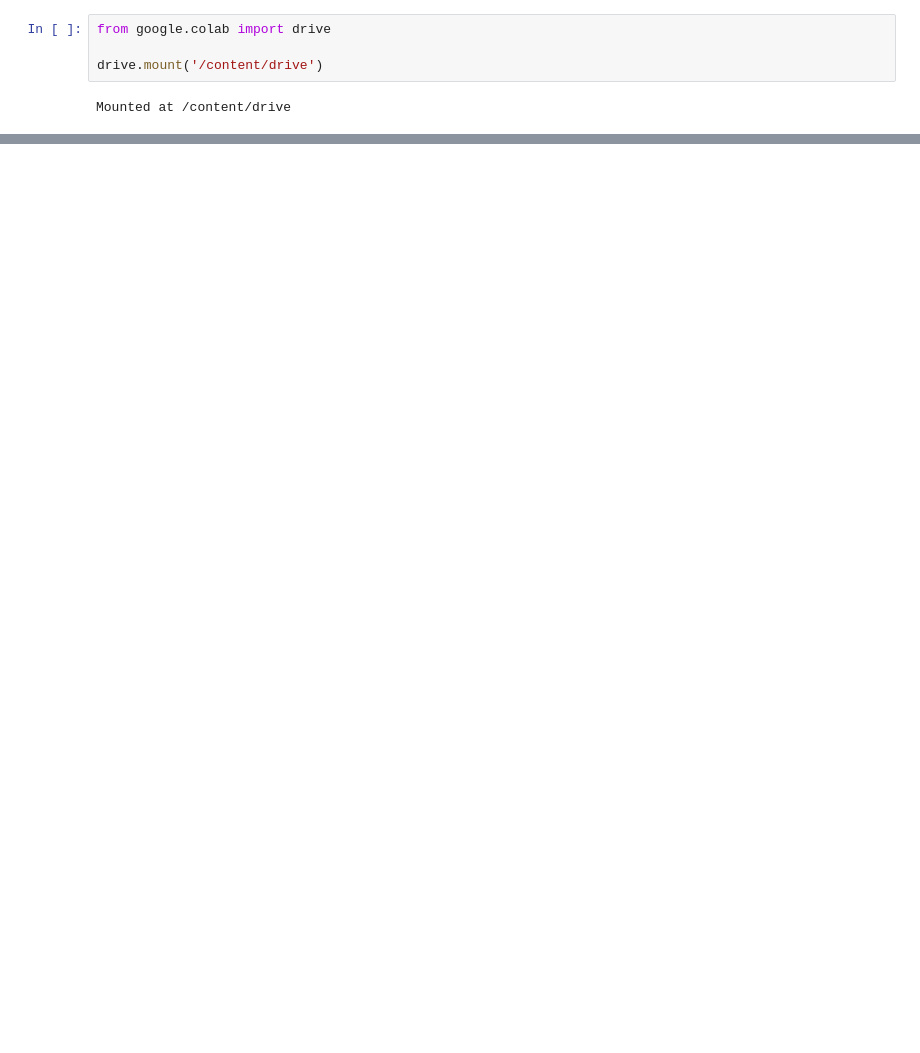
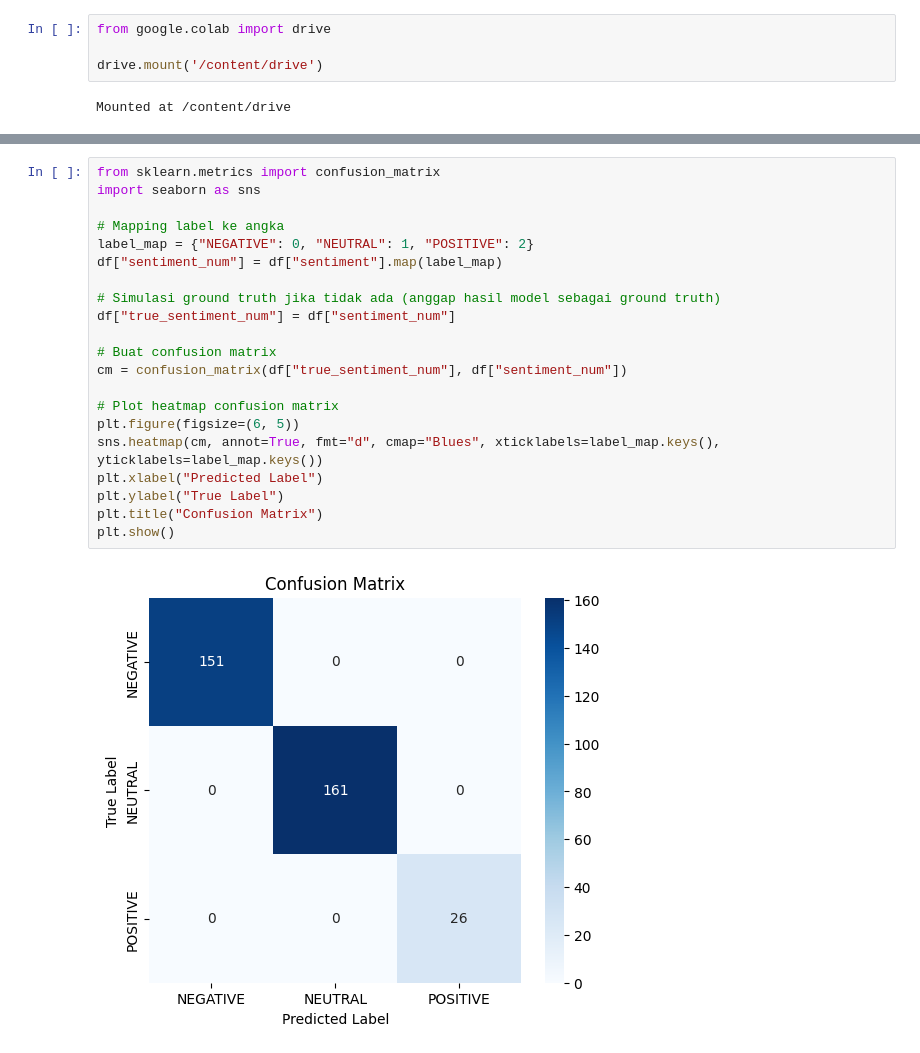
Before and after one commit to MorenoAdhikusuma/Sentiment-Analysis-X-, a Jupyter notebook: Untitled6.ipynb, the cells around one changed output, grey strips where cells are left out. Cells and saved outputs as stored; diff of their text form; blank space fills up the shorter version.

```diff
--- a/Untitled6.ipynb
+++ b/Untitled6.ipynb
@@ -69,0 +226,23 @@ df.head()
+# %%
+from sklearn.metrics import confusion_matrix
+import seaborn as sns
+
+# Mapping label ke angka
+label_map = {"NEGATIVE": 0, "NEUTRAL": 1, "POSITIVE": 2}
+df["sentiment_num"] = df["sentiment"].map(label_map)
+
+# Simulasi ground truth jika tidak ada (anggap hasil model sebagai ground truth)
+df["true_sentiment_num"] = df["sentiment_num"]
+
+# Buat confusion matrix
+cm = confusion_matrix(df["true_sentiment_num"], df["sentiment_num"])
+
+# Plot heatmap confusion matrix
+plt.figure(figsize=(6, 5))
+sns.heatmap(cm, annot=True, fmt="d", cmap="Blues", xticklabels=label_map.keys(), yticklabels=label_map.keys())
+plt.xlabel("Predicted Label")
+plt.ylabel("True Label")
+plt.title("Confusion Matrix")
+plt.show()
+# %% [output]
+[figure, added]
```
Also changed, not shown: parts of 16 cells of this notebook.
